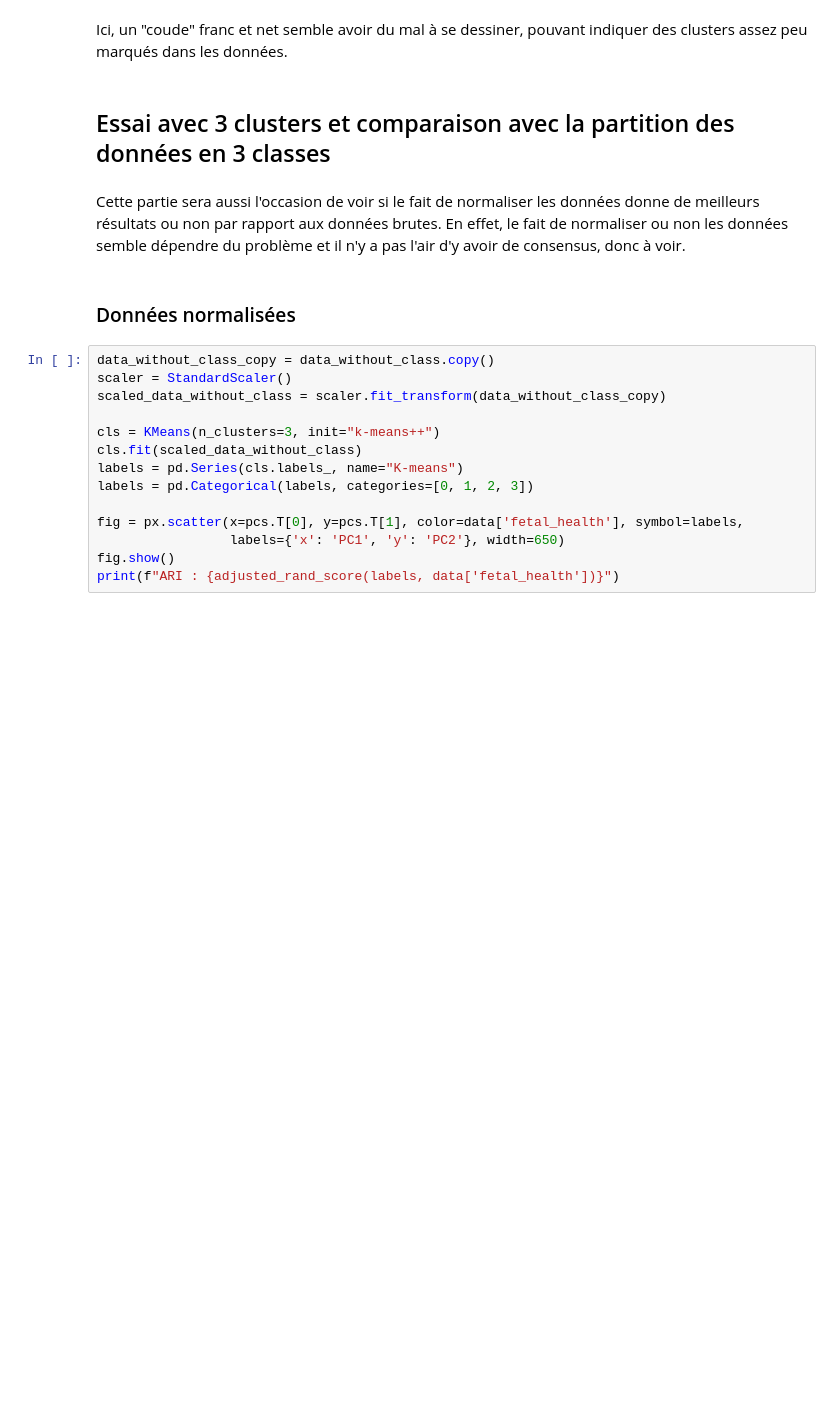
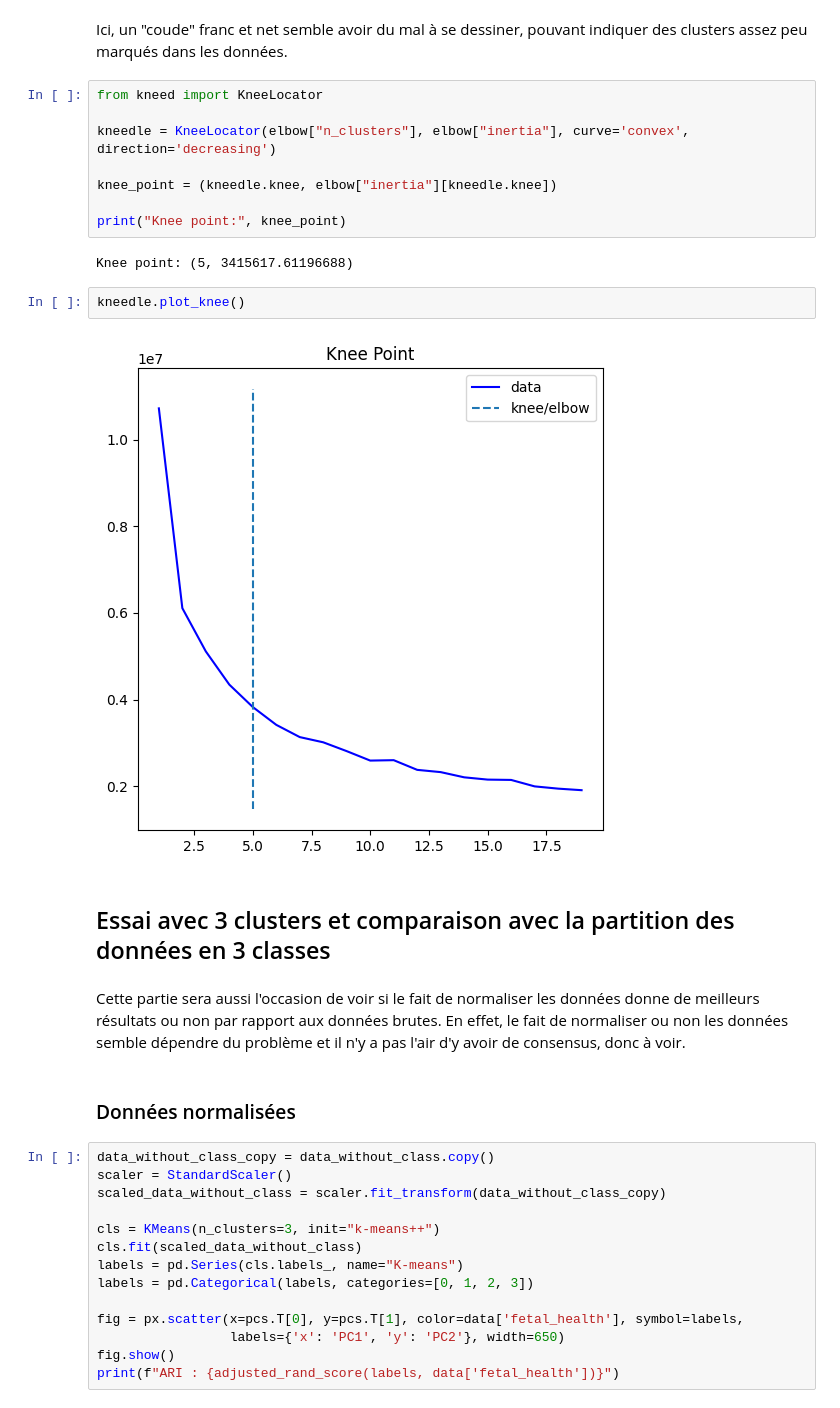
Before and after one commit to smanchajm/SY09-Fetal-Health-Prediction, a Jupyter notebook: projet_sy09.ipynb, the cells around one changed output. Cells and saved outputs as stored; diff of their text form; blank space fills up the shorter version.

Commit message:
use knee locator to find elbow point

```diff
--- a/projet_sy09.ipynb
+++ b/projet_sy09.ipynb
@@ -361,5 +361,19 @@ plt.show()
 # %% [markdown]
 Ici, un "coude" franc et net semble avoir du mal à se dessiner, pouvant indiquer des clusters assez peu marqués dans les données.
+# %%
+from kneed import KneeLocator
+
+kneedle = KneeLocator(elbow["n_clusters"], elbow["inertia"], curve='convex', direction='decreasing')
+
+knee_point = (kneedle.knee, elbow["inertia"][kneedle.knee])
+
+print("Knee point:", knee_point)
+# %% [output]
+Knee point: (5, 3415617.61196688)
+# %%
+kneedle.plot_knee()
+# %% [output]
+[figure, added]
 # %% [markdown]
 ## Essai avec 3 clusters et comparaison avec la partition des données en 3 classes
 # %% [markdown]
```
Also changed, not shown: parts of 2 cells of this notebook.
